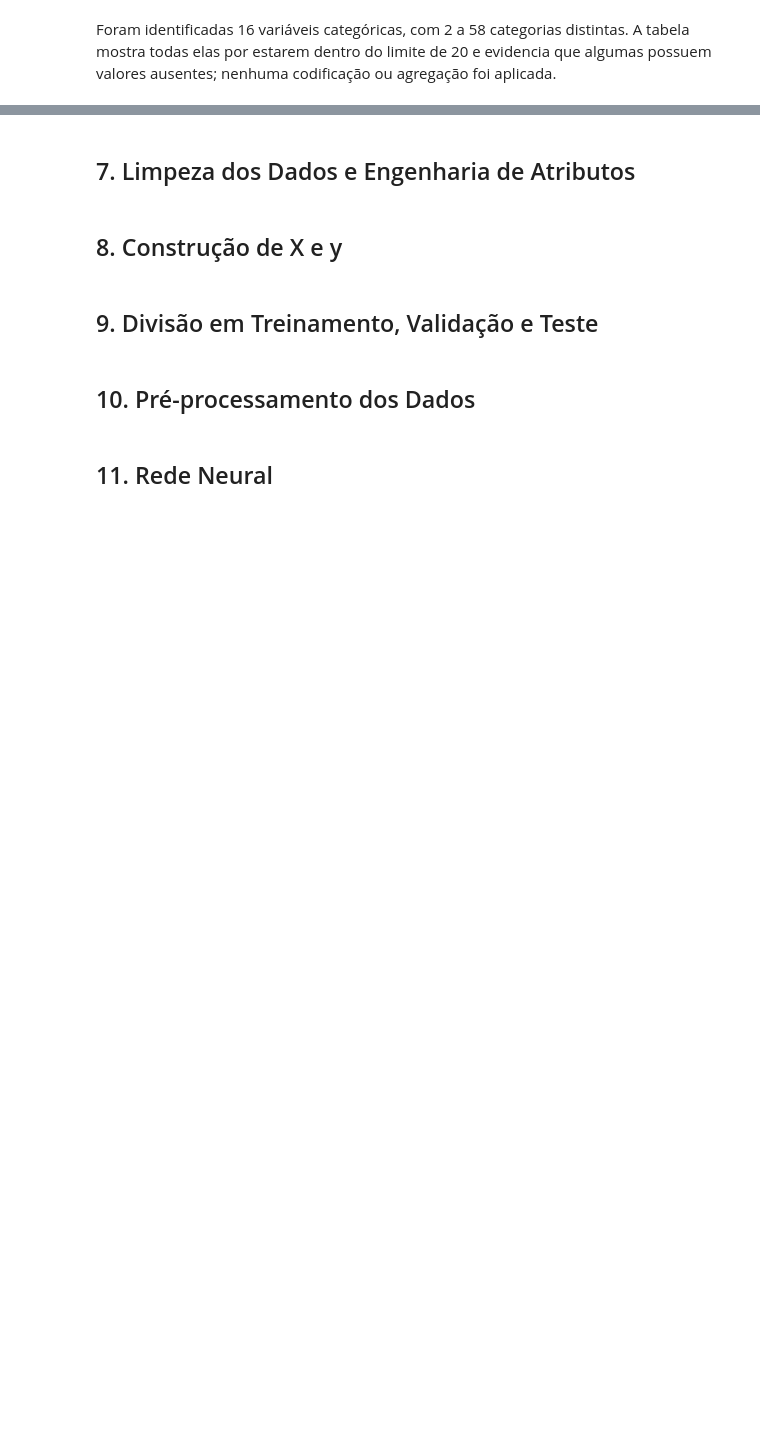
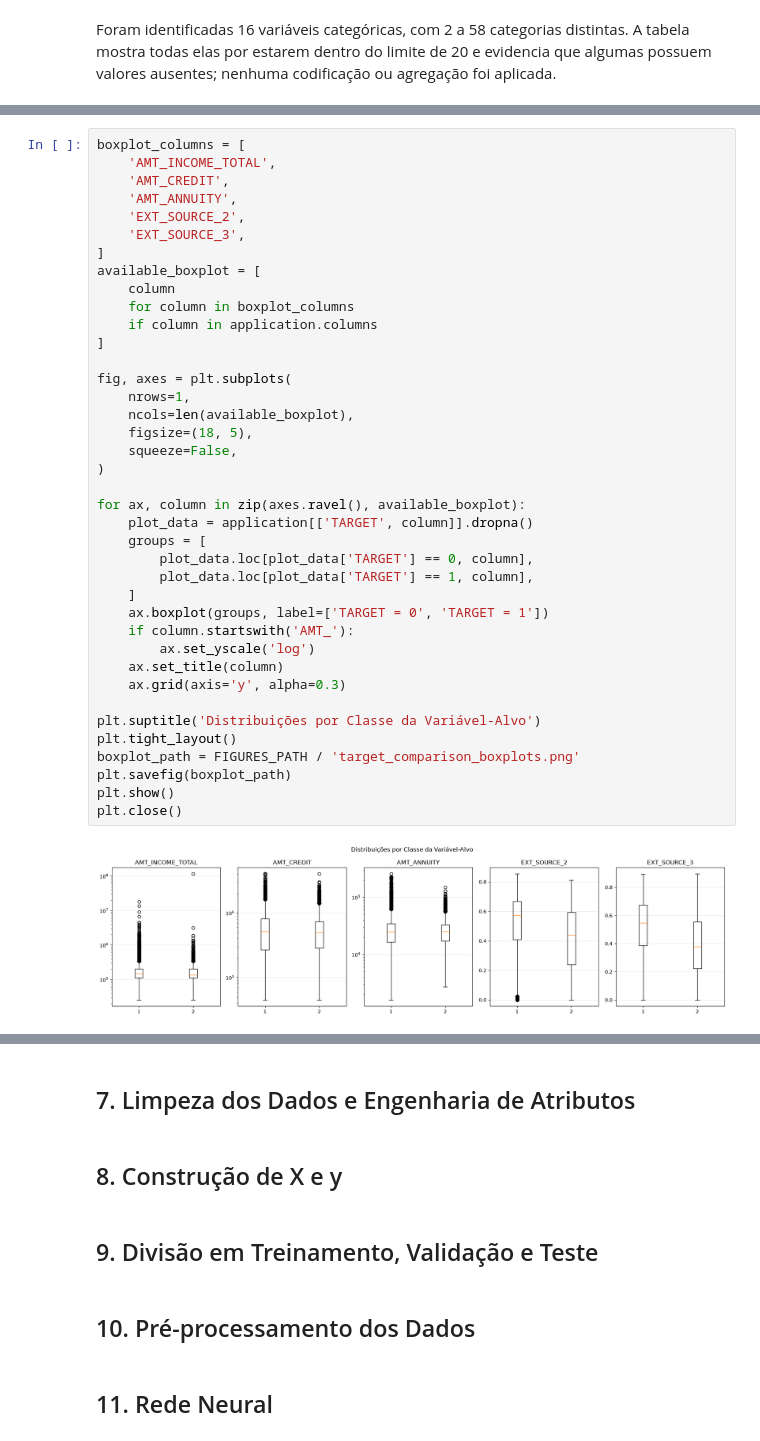
Before and after one commit to viniciusrodriguesai/credit-risk-classification, a Jupyter notebook: notebooks/credit_risk_classification.ipynb, the cells around one changed output, grey strips where cells are left out. Drawn from its saved outputs; the diff is of its cells as text; blank space fills up the shorter version.

```diff
--- a/notebooks/credit_risk_classification.ipynb
+++ b/notebooks/credit_risk_classification.ipynb
@@ -461,0 +655,41 @@ Foram identificadas 16 variáveis categóricas, com 2 a 58 categorias distintas.
+# %%
+boxplot_columns = [
+    'AMT_INCOME_TOTAL',
+    'AMT_CREDIT',
+    'AMT_ANNUITY',
+    'EXT_SOURCE_2',
+    'EXT_SOURCE_3',
+]
+available_boxplot = [
+    column
+    for column in boxplot_columns
+    if column in application.columns
+]
+
+fig, axes = plt.subplots(
+    nrows=1,
+    ncols=len(available_boxplot),
+    figsize=(18, 5),
+    squeeze=False,
+)
+
+for ax, column in zip(axes.ravel(), available_boxplot):
+    plot_data = application[['TARGET', column]].dropna()
+    groups = [
+        plot_data.loc[plot_data['TARGET'] == 0, column],
+        plot_data.loc[plot_data['TARGET'] == 1, column],
+    ]
+    ax.boxplot(groups, label=['TARGET = 0', 'TARGET = 1'])
+    if column.startswith('AMT_'):
+        ax.set_yscale('log')
+    ax.set_title(column)
+    ax.grid(axis='y', alpha=0.3)
+
+plt.suptitle('Distribuições por Classe da Variável-Alvo')
+plt.tight_layout()
+boxplot_path = FIGURES_PATH / 'target_comparison_boxplots.png'
+plt.savefig(boxplot_path)
+plt.show()
+plt.close()
+# %% [output]
+[figure, added]
```
Also changed, not shown: parts of 16 cells of this notebook, 5 other files.
